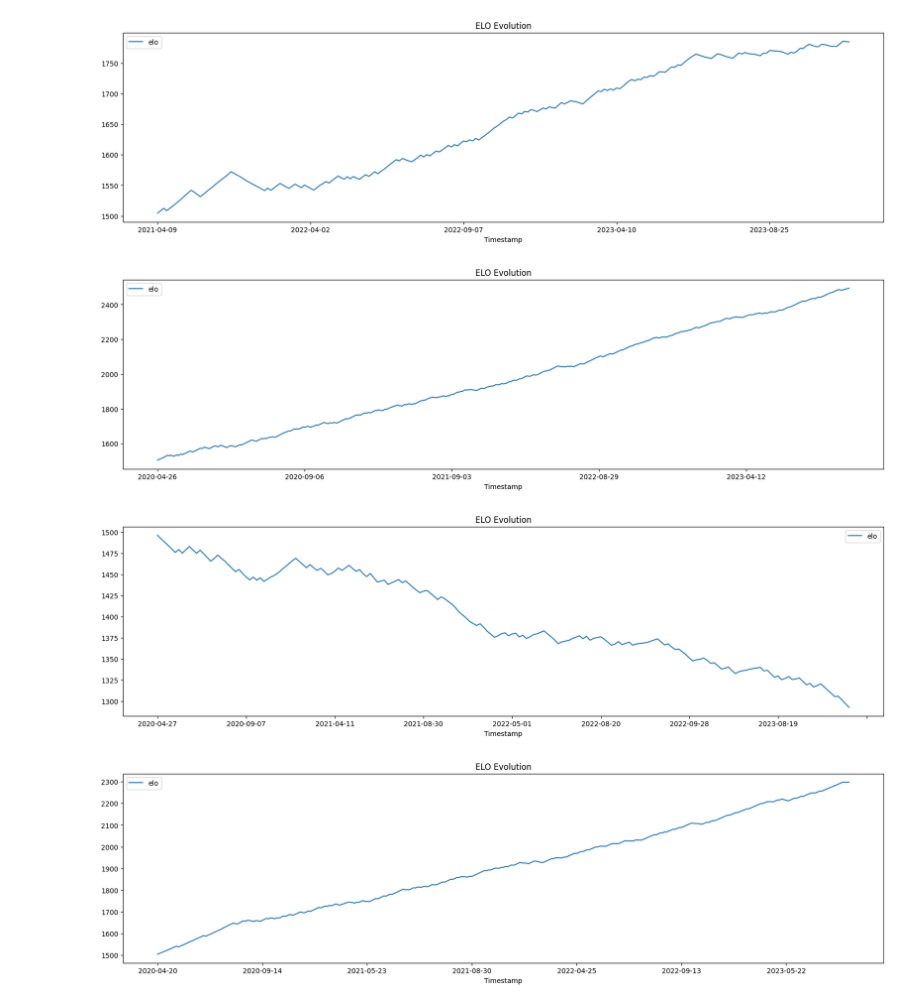
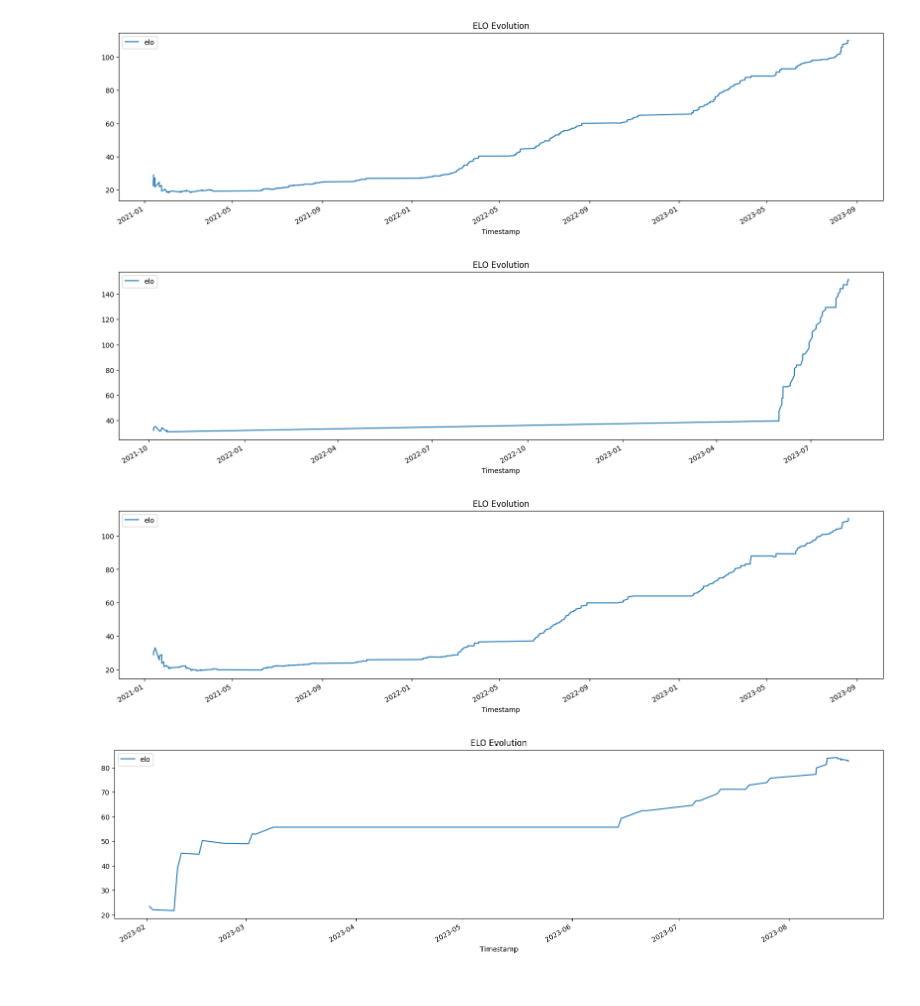
Before and after one commit to projectulterior/global-power-rankings, a Jupyter notebook: visuals/elo_exploration.ipynb, the cells around one changed output. Cells and saved outputs as stored; diff of their text form; code cells hidden in the pictures.

```diff
--- a/visuals/elo_exploration.ipynb
+++ b/visuals/elo_exploration.ipynb
@@ -4,36 +4,38 @@ import json
 import pandas as pd
 import matplotlib.pyplot as plt
 
 def getFile(path):
     fd = os.open(path, os.O_RDONLY)
     data = os.read(fd, os.path.getsize(path))
     data = json.loads(data)
     os.close(fd)
     return data
 
 elos = getFile("../data/elo/elo.json")
-interesting = ["105550059790656435", "100205573495116443", "99322214689444546", "98767991877340524", "102787200138722262"]
+# T1, Beijing Intel, GenG, anubis (EU)
+interesting = ["98767991853197861", "99566404850008779", "100205573495116443", "109696073114910519"]
+# interesting = ["98767991853197861", "100205573495116443"]
 
 for team in interesting:
     eloData = elos[team]
 
     eloData.sort(key=lambda x: x["timestamp"])
-    dates = pd.to_datetime([d['timestamp'] for d in eloData])
+    dates = pd.to_datetime([d['timestamp'] for d in eloData], format='ISO8601')
 
     eloGraph = pd.DataFrame({
         'elo': [d['elo'] for d in eloData],
     }, index=dates)
     # reds = [None] * offset + winrate(sorted, "red", offset)[offset:]
     # blues = [None] * offset + winrate(sorted, "blue", offset)[offset:]
 
     # winrates = pd.DataFrame({
     #     'blue': blues,
     #     'red': reds,
     # }, index=dates)
 
     eloGraph.plot(title="ELO Evolution", xlabel="Timestamp", figsize=(20, 5))
 # %% [output]
-[figure, old version]
+[figure, new version]
-[figure, old version]
+[figure, new version]
-[figure, old version]
+[figure, new version]
-[figure, old version]
+[figure, new version]
```
Also changed, not shown: parts of 2 cells of this notebook, 13 other files.
